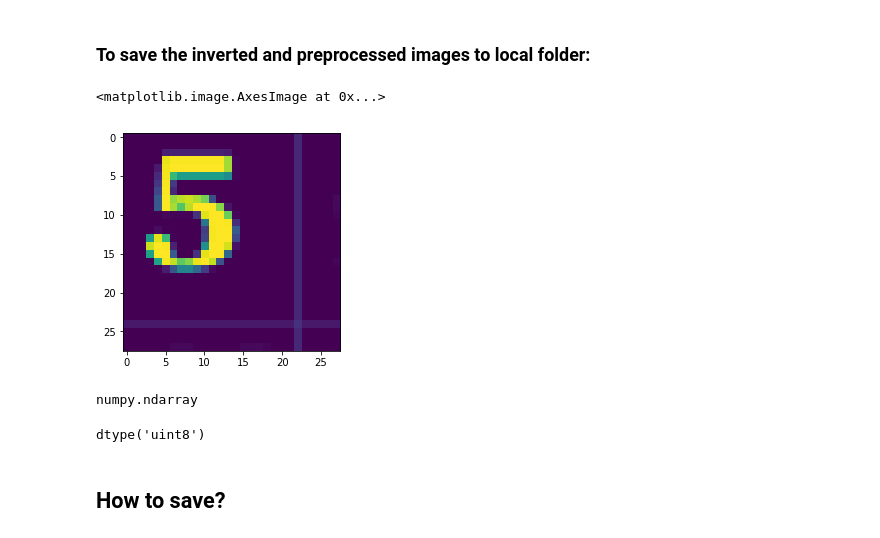
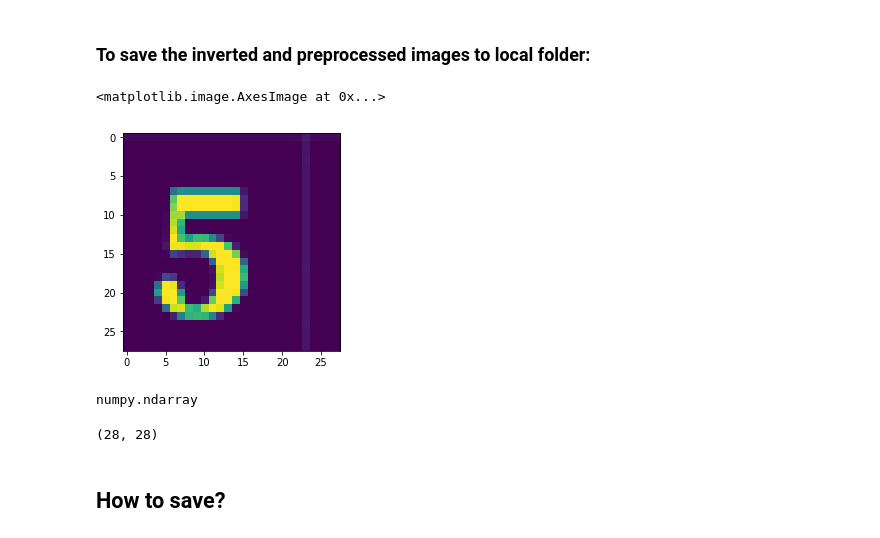
Before and after one commit to AI-Teaching-Humans/PhaseOne, a Jupyter notebook: Sudoku/notebooks/DeepLearning/PreprocessingPipeline.ipynb, the cells around one changed output. Cells and saved outputs as stored; diff of their text form; code cells hidden in the pictures.

```diff
--- a/Sudoku/notebooks/DeepLearning/PreprocessingPipeline.ipynb
+++ b/Sudoku/notebooks/DeepLearning/PreprocessingPipeline.ipynb
@@ -33,7 +33,7 @@ from torch import optim
 # %% [markdown]
 ## Read in the image:
 # %%
-filename = 'white_img6.png'
+filename = 'pred_img.png'
 img = cv2.imread(filename)
 # %%
 cv2.imshow("Image", img)
@@ -97,18 +97,18 @@ for i in range(len(images_list)):
     resize_img = cv2.resize(img_array, (28,28))
     final_images.append(resize_img)
 # %%
-plt.imshow(final_images[0]) # 47, 57, 69,
+plt.imshow(final_images[66]) # 47, 57, 69,
 # %% [output]
 <matplotlib.image.AxesImage at 0x...>
-[figure, old version]
+[figure, new version]
 # %%
 type(final_images[2])
 # %% [output]
 numpy.ndarray
 # %%
-final_images[0][0].dtype
+final_images[0].shape
 # %% [output]
-dtype('uint8')
+(28, 28)
 # %%
 #final_images[2] = final_images[2].astype(float)
 # %% [markdown]
```
Also changed, not shown: parts of 100 cells of this notebook.
